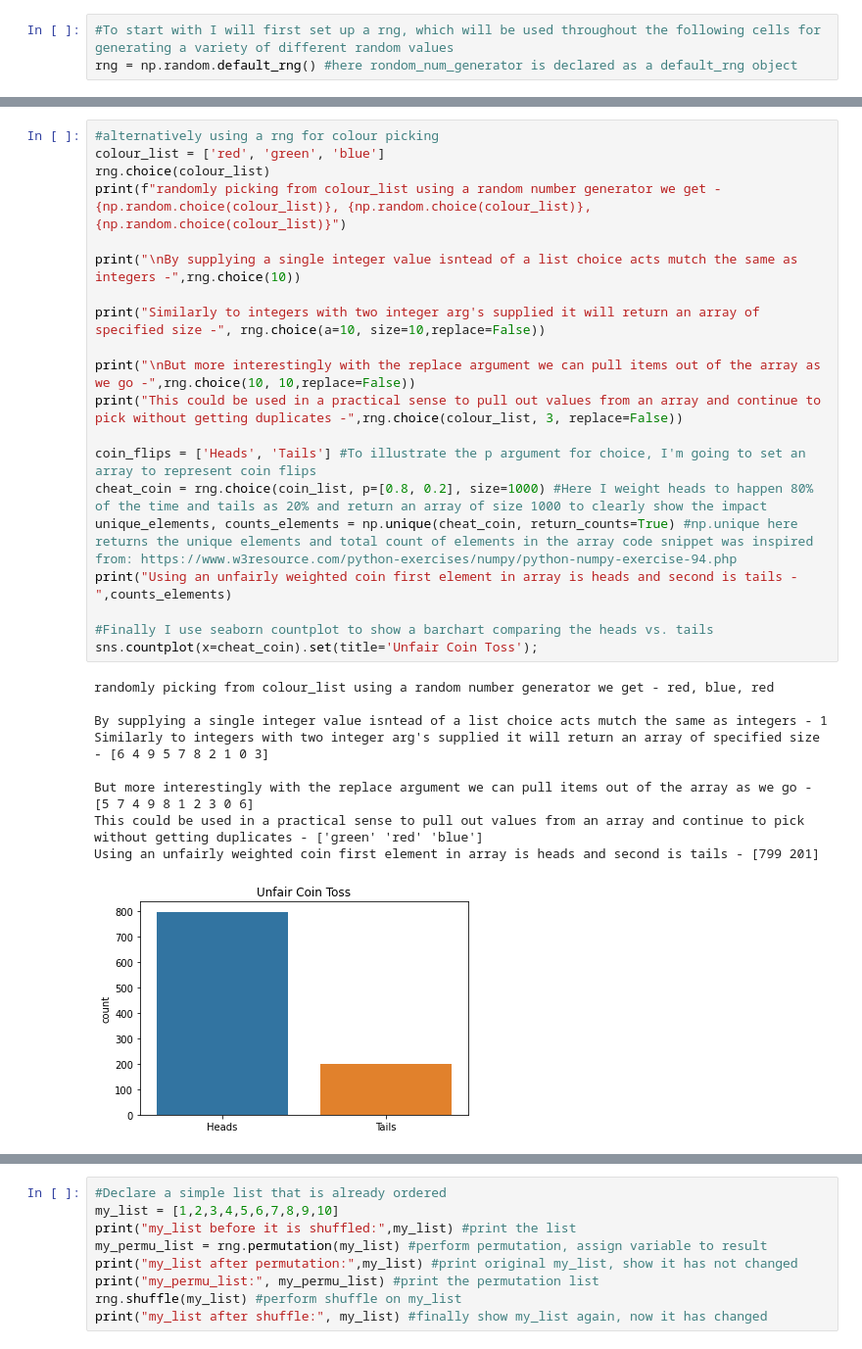
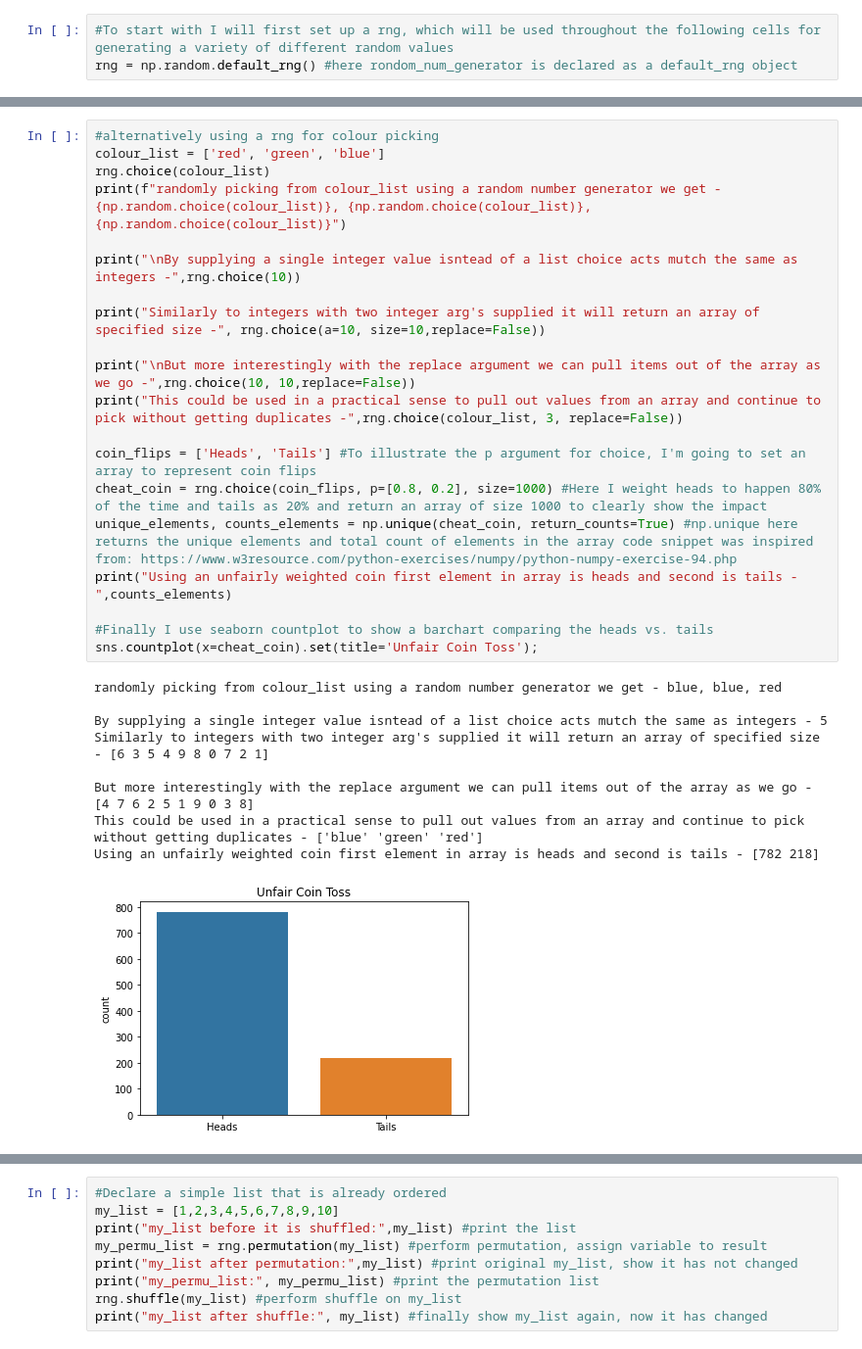
Before and after one commit to itskeithstudent/Programming-for-Data-Analysis-52465-Assignment, a Jupyter notebook: numpy_random.ipynb, the cells around one changed output, grey strips where cells are left out. Shown: that part at 98% size. Saved outputs shown, nothing was run; the diff lists cells and outputs as text.

```diff
--- a/numpy_random.ipynb
+++ b/numpy_random.ipynb
@@ -131,31 +139,31 @@ my_out_array contents have now been changed by setting the out argument equal to
 # %%
 #alternatively using a rng for colour picking
 colour_list = ['red', 'green', 'blue']
 rng.choice(colour_list)
 print(f"randomly picking from colour_list using a random number generator we get - {np.random.choice(colour_list)}, {np.random.choice(colour_list)}, {np.random.choice(colour_list)}")
 
 print("\nBy supplying a single integer value isntead of a list choice acts mutch the same as integers -",rng.choice(10))
 
 print("Similarly to integers with two integer arg's supplied it will return an array of specified size -", rng.choice(a=10, size=10,replace=False))
 
 print("\nBut more interestingly with the replace argument we can pull items out of the array as we go -",rng.choice(10, 10,replace=False))
 print("This could be used in a practical sense to pull out values from an array and continue to pick without getting duplicates -",rng.choice(colour_list, 3, replace=False))
 
 coin_flips = ['Heads', 'Tails'] #To illustrate the p argument for choice, I'm going to set an array to represent coin flips
-cheat_coin = rng.choice(coin_list, p=[0.8, 0.2], size=1000) #Here I weight heads to happen 80% of the time and tails as 20% and return an array of size 1000 to clearly show the impact
+cheat_coin = rng.choice(coin_flips, p=[0.8, 0.2], size=1000) #Here I weight heads to happen 80% of the time and tails as 20% and return an array of size 1000 to clearly show the impact
 unique_elements, counts_elements = np.unique(cheat_coin, return_counts=True) #np.unique here returns the unique elements and total count of elements in the array code snippet was inspired from: https://www.w3resource.com/python-exercises/numpy/python-numpy-exercise-94.php
 print("Using an unfairly weighted coin first element in array is heads and second is tails -",counts_elements)
 
 #Finally I use seaborn countplot to show a barchart comparing the heads vs. tails
 sns.countplot(x=cheat_coin).set(title='Unfair Coin Toss');
 # %% [output]
-randomly picking from colour_list using a random number generator we get - red, blue, red
+randomly picking from colour_list using a random number generator we get - blue, blue, red
 
-By supplying a single integer value isntead of a list choice acts mutch the same as integers - 1
-Similarly to integers with two integer arg's supplied it will return an array of specified size - [6 4 9 5 7 8 2 1 0 3]
+By supplying a single integer value isntead of a list choice acts mutch the same as integers - 5
+Similarly to integers with two integer arg's supplied it will return an array of specified size - [6 3 5 4 9 8 0 7 2 1]
 
-But more interestingly with the replace argument we can pull items out of the array as we go - [5 7 4 9 8 1 2 3 0 6]
-This could be used in a practical sense to pull out values from an array and continue to pick without getting duplicates - ['green' 'red' 'blue']
-Using an unfairly weighted coin first element in array is heads and second is tails - [799 201]
+But more interestingly with the replace argument we can pull items out of the array as we go - [4 7 6 2 5 1 9 0 3 8]
+This could be used in a practical sense to pull out values from an array and continue to pick without getting duplicates - ['blue' 'green' 'red']
+Using an unfairly weighted coin first element in array is heads and second is tails - [782 218]
-[figure, old version]
+[figure, new version]
 # %% [markdown]
```
Also changed, not shown: parts of 23 cells of this notebook.
